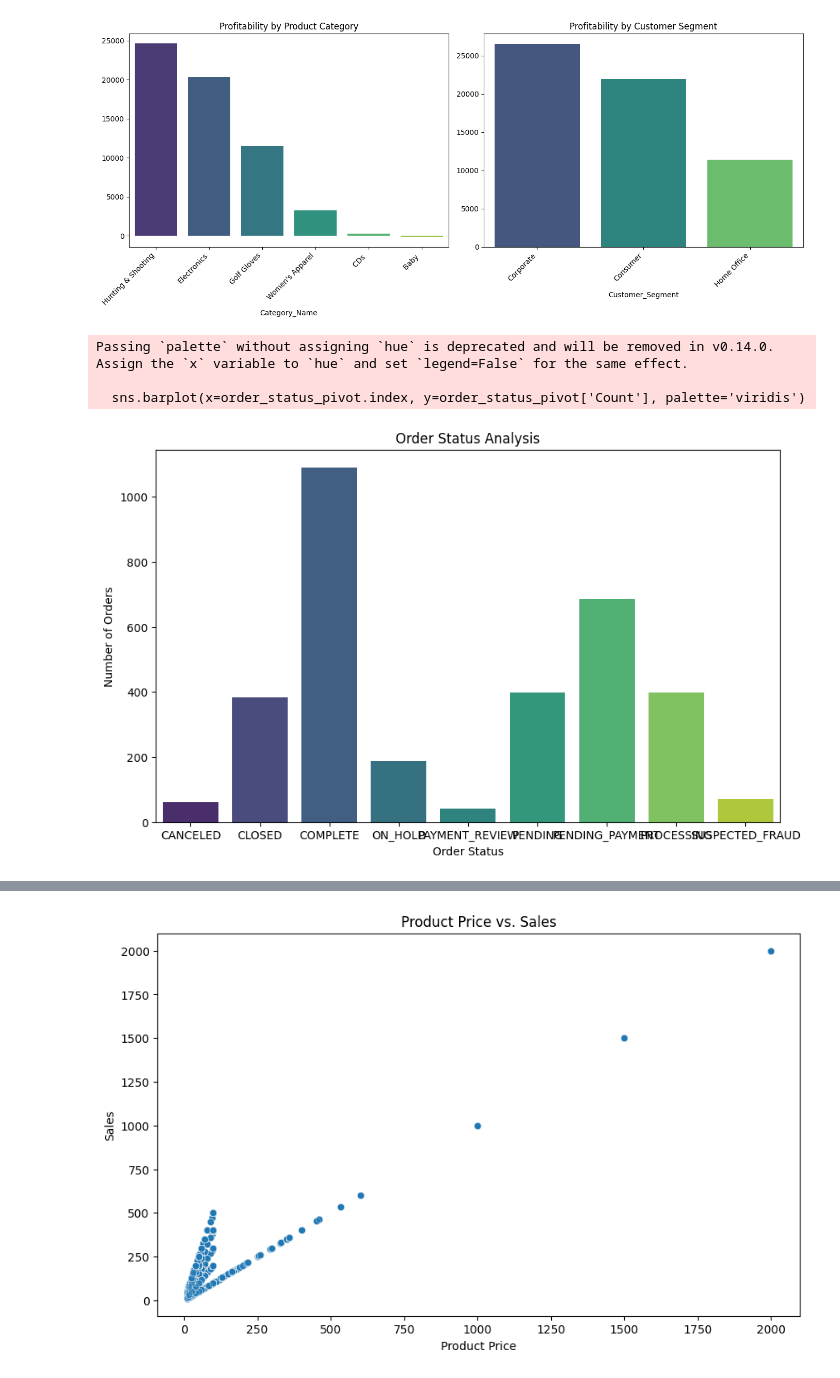
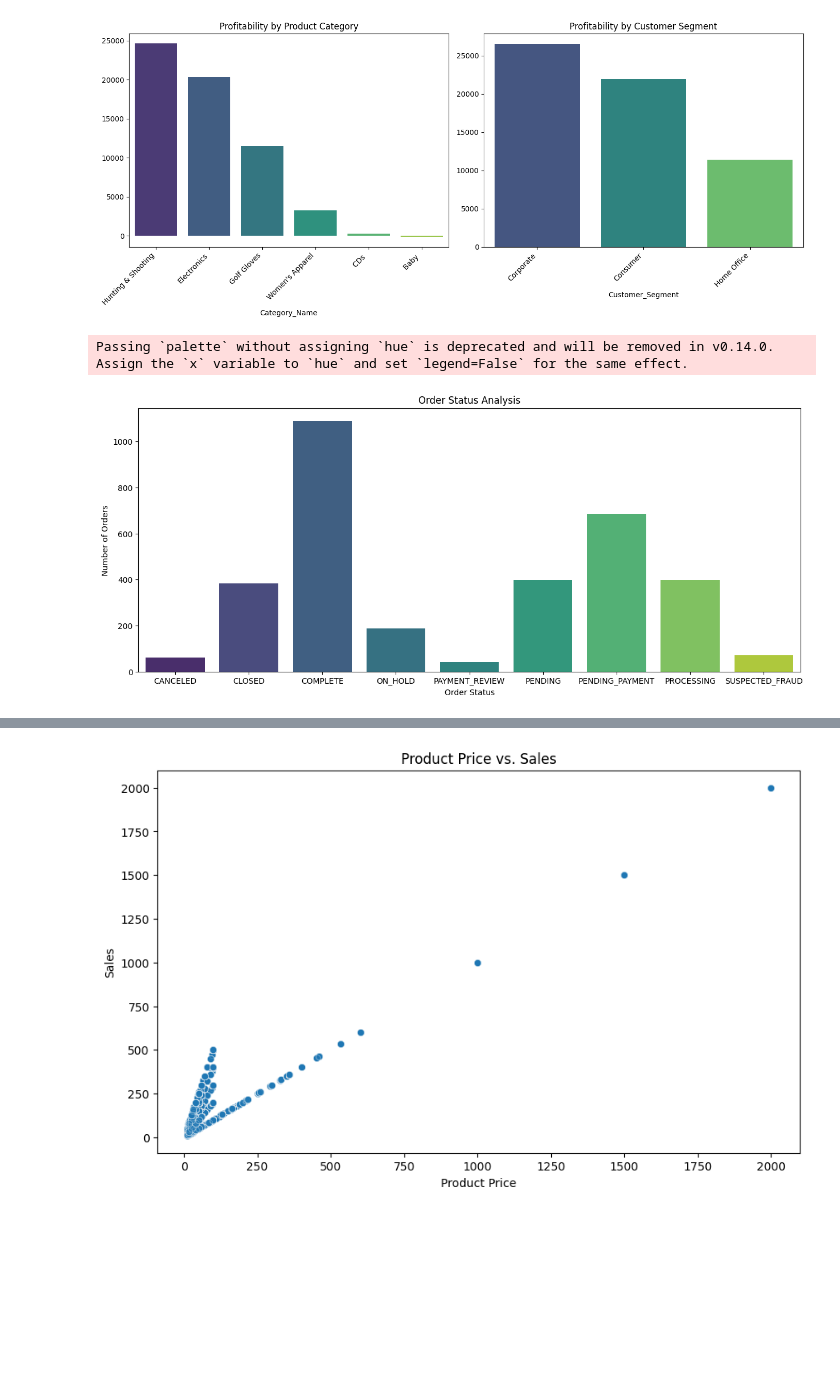
Before and after one commit to CCNY-Analytics-and-Quant/Branly_BAF23, a Jupyter notebook: Final Project.ipynb, the cells around one changed output, grey strips where cells are left out. Cells and saved outputs as stored; diff of their text form; code cells hidden in the pictures; blank space fills up the shorter version.

```diff
--- a/Final Project.ipynb
+++ b/Final Project.ipynb
@@ -69,21 +69,19 @@ Passing `palette` without assigning `hue` is deprecated and will be removed in v
 # %%
 order_status_counts = df['Order_Status'].value_counts()
 
 order_status_df = pd.DataFrame({'Order_Status': order_status_counts.index, 'Count': order_status_counts.values})
 
 order_status_pivot = order_status_df.pivot_table(index='Order_Status', values='Count', aggfunc='sum')
 
-plt.figure(figsize=(10, 6))
+plt.figure(figsize=(15, 6))
 sns.barplot(x=order_status_pivot.index, y=order_status_pivot['Count'], palette='viridis')
 plt.title('Order Status Analysis')
 plt.xlabel('Order Status')
 plt.ylabel('Number of Orders')
 plt.show()
 # %% [output]
 Passing `palette` without assigning `hue` is deprecated and will be removed in v0.14.0. Assign the `x` variable to `hue` and set `legend=False` for the same effect.
-
-  sns.barplot(x=order_status_pivot.index, y=order_status_pivot['Count'], palette='viridis')
-[figure, old version]
+[figure, new version]
 # %%
 df3 = pd.read_csv("/Users/branly/Desktop/Python Project/Late Delivery risk.csv")
 
```
Also changed, not shown: parts of 1 cell of this notebook.
